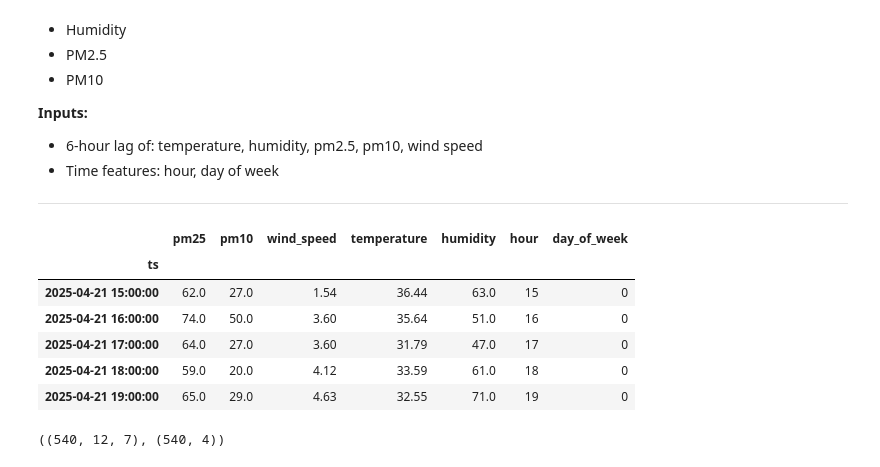
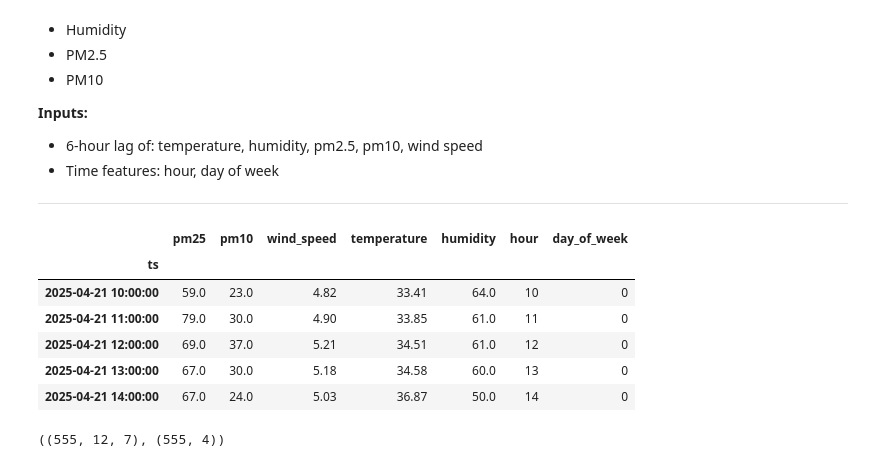
Before and after one commit to Phantawat/BreatheEasy, a Jupyter notebook: backend/ml/lstm_outdoor_forecast.ipynb, the cells around one changed output. Drawn from its saved outputs; the diff is of its cells as text; code cells hidden in the pictures.

```diff
--- a/backend/ml/lstm_outdoor_forecast.ipynb
+++ b/backend/ml/lstm_outdoor_forecast.ipynb
@@ -27,41 +27,41 @@ from tensorflow.keras.callbacks import EarlyStopping
 # %%
 def load_outdoor_data():
     # Load CSVs
-    aqicn = pd.read_csv('data/project_aqicn_G.csv', parse_dates=['ts'], index_col='ts')
-    weather = pd.read_csv('data/project_weather_G.csv', parse_dates=['ts'], index_col='ts')
+    aqicn = pd.read_csv('data/project_aqicn.csv', parse_dates=['ts'], index_col='ts')
+    weather = pd.read_csv('data/project_weather.csv', parse_dates=['ts'], index_col='ts')
 
     # Rename for consistency
     aqicn = aqicn[['pm25', 'pm10']]
     weather = weather[['wind_speed', 'temperature', 'humidity']]
 
     # Drop rows with missing values before join (matches the SQL WHERE filter)
     aqicn.dropna(subset=['pm25', 'pm10'], inplace=True)
     weather.dropna(subset=['wind_speed', 'temperature', 'humidity'], inplace=True)
 
     # Resample both to hourly average
     aqicn = aqicn.resample('1h').mean().interpolate()
     weather = weather.resample('1h').mean().interpolate()
 
     # Join on timestamp index
     df = aqicn.join(weather, how='inner')
 
     # Add time features
     df['hour'] = df.index.hour
     df['day_of_week'] = df.index.dayofweek
 
     return df
 
 # Load the data
 df = load_outdoor_data()
 df.tail()
 # %% [output]
 |  | pm25 | pm10 | wind_speed | temperature | humidity | hour | day_of_week |
 | ts |  |  |  |  |  |  |  |
-| 2025-04-21 15:00:00 | 62.0 | 27.0 | 1.54 | 36.44 | 63.0 | 15 | 0 |
-| 2025-04-21 16:00:00 | 74.0 | 50.0 | 3.60 | 35.64 | 51.0 | 16 | 0 |
-| 2025-04-21 17:00:00 | 64.0 | 27.0 | 3.60 | 31.79 | 47.0 | 17 | 0 |
-| 2025-04-21 18:00:00 | 59.0 | 20.0 | 4.12 | 33.59 | 61.0 | 18 | 0 |
-| 2025-04-21 19:00:00 | 65.0 | 29.0 | 4.63 | 32.55 | 71.0 | 19 | 0 |
+| 2025-04-21 10:00:00 | 59.0 | 23.0 | 4.82 | 33.41 | 64.0 | 10 | 0 |
+| 2025-04-21 11:00:00 | 79.0 | 30.0 | 4.90 | 33.85 | 61.0 | 11 | 0 |
+| 2025-04-21 12:00:00 | 69.0 | 37.0 | 5.21 | 34.51 | 61.0 | 12 | 0 |
+| 2025-04-21 13:00:00 | 67.0 | 30.0 | 5.18 | 34.58 | 60.0 | 13 | 0 |
+| 2025-04-21 14:00:00 | 67.0 | 24.0 | 5.03 | 36.87 | 50.0 | 14 | 0 |
 # %%
 # 3. Normalize and create sequences
 target_cols = ['temperature', 'humidity', 'pm25', 'pm10']
@@ -81,7 +81,7 @@ def create_sequences(data, target_cols, n_steps=12):
 X, y = create_sequences(scaled_df, target_cols)
 X.shape, y.shape
 # %% [output]
-((540, 12, 7), (540, 4))
+((555, 12, 7), (555, 4))
 # %%
 # 4. Train/Test split
 split_idx = int(len(X) * 0.85)
```
Also changed, not shown: parts of 6 cells of this notebook, 8 other files.
